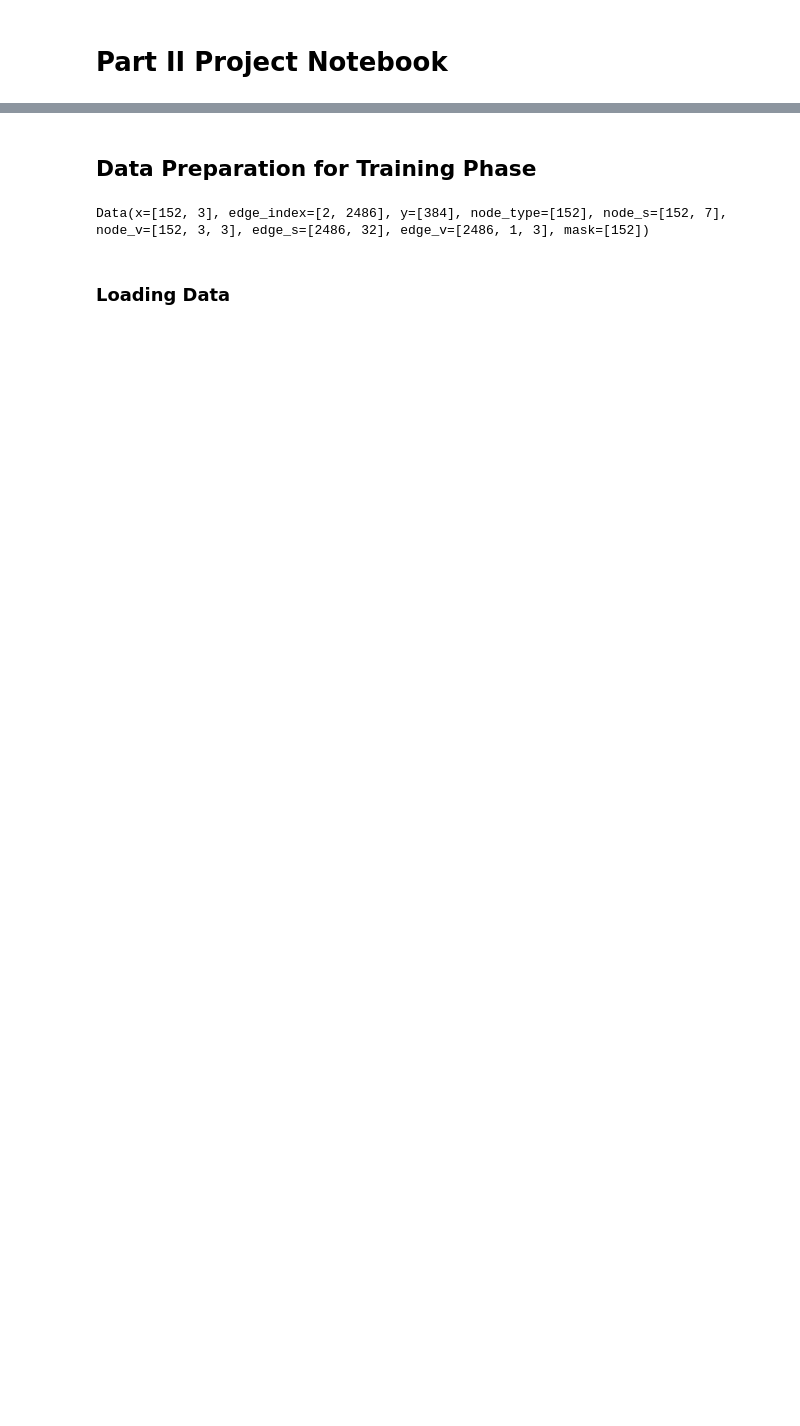
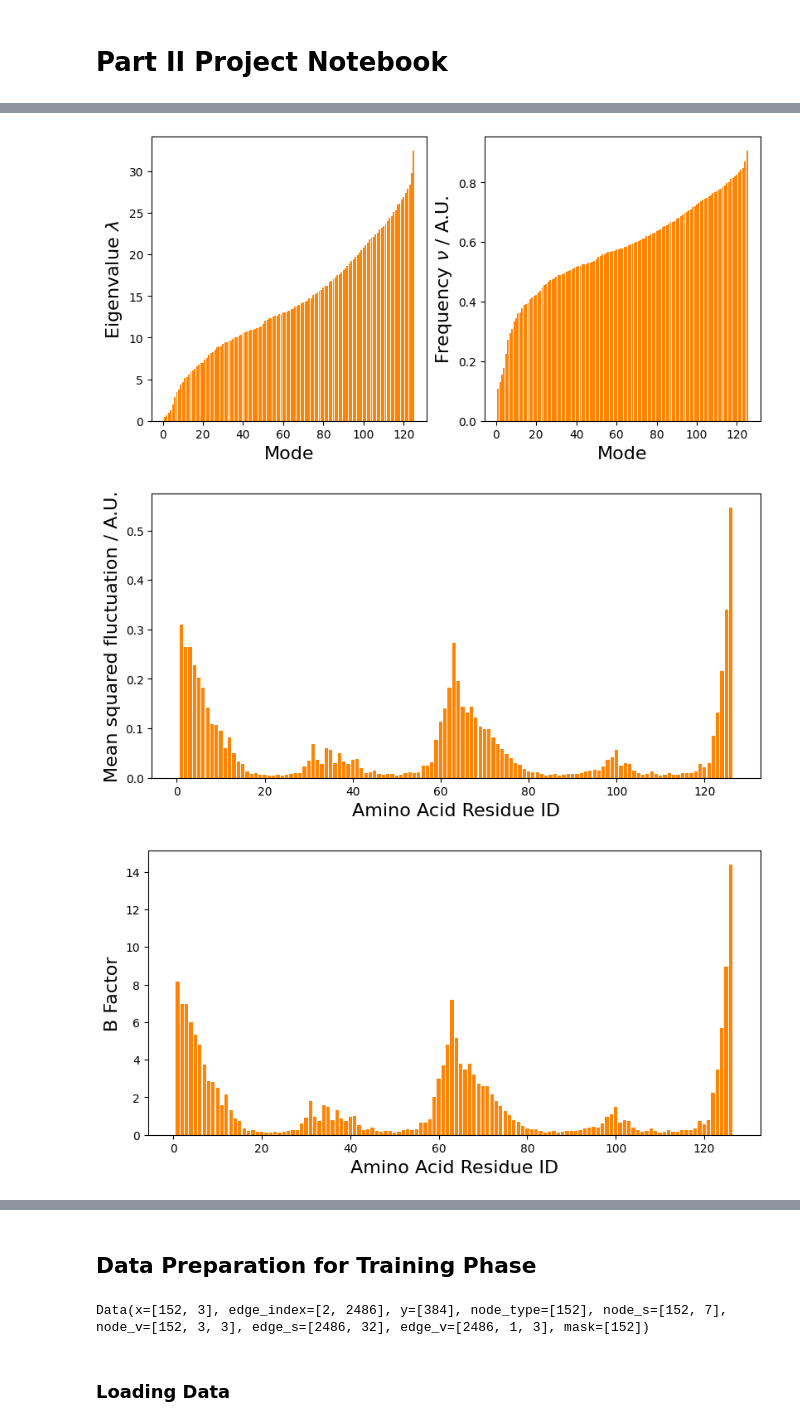
Before and after one commit to ravenstorm2001/Part-II-Project-Protein-Dynamics-and-Flexibility, a Jupyter notebook: PartIIProject.ipynb, the cells around one changed output, grey strips where cells are left out. Drawn from its saved outputs; the diff is of its cells as text; code cells hidden in the pictures; blank space fills up the shorter version.

```diff
--- a/PartIIProject.ipynb
+++ b/PartIIProject.ipynb
@@ -48,0 +62,11 @@ plt.show()
+# %%
+from src.SpringcraftNMA import plot_flexibility_value, plot_eigval_freq
+
+plot_eigval_freq("1A0A", 10.0)
+plot_flexibility_value("1A0A", 10.0, 10, "msqf")
+plot_flexibility_value("1A0A", 10.0, 10, "bfact")
+plot_flexibility_value("1A0A", 10.0, 10, "pseudo")
+# %% [output]
+[figure, added]
+[figure, added]
+[figure, added]
```
Also changed, not shown: parts of 8 cells of this notebook, 4 other files.
